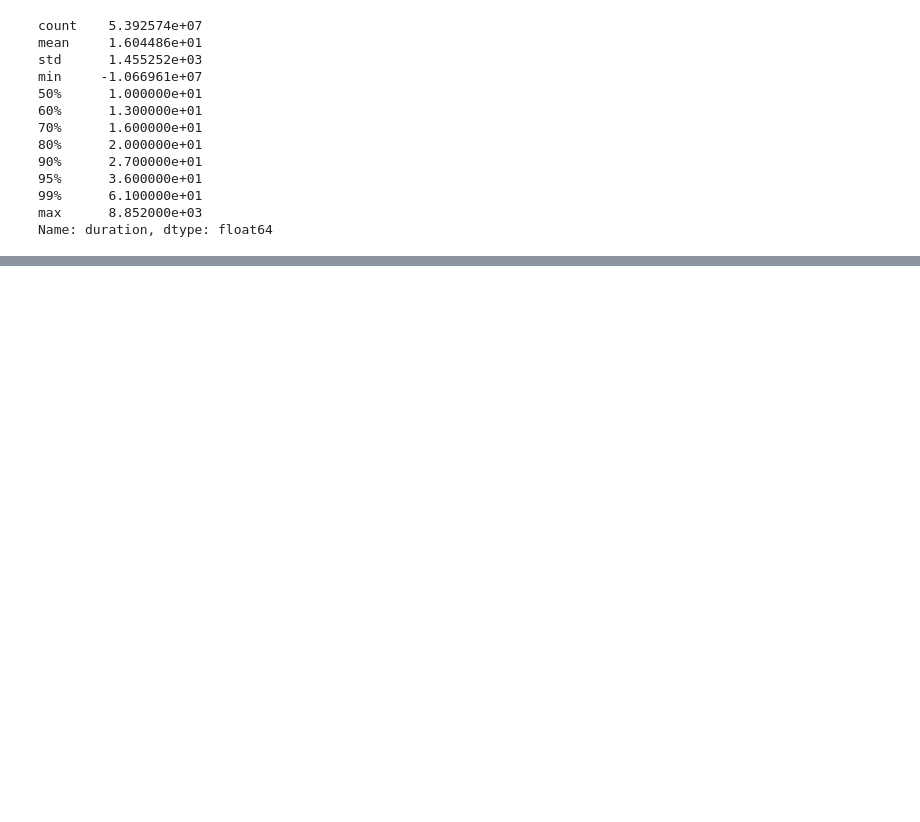
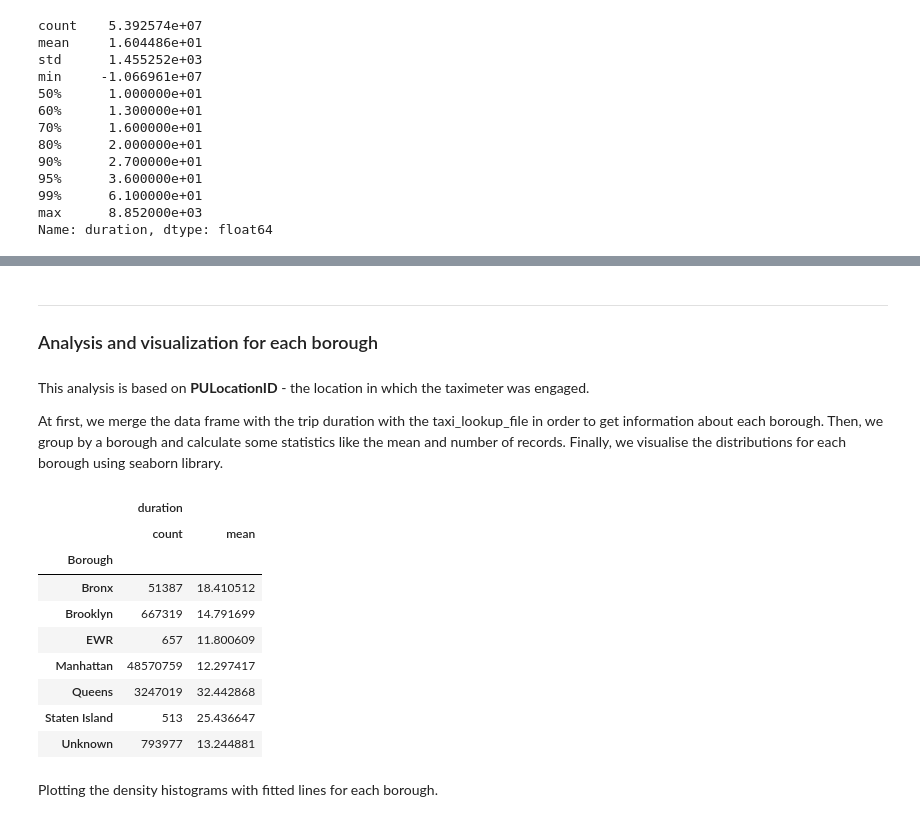
Before and after one commit to eltajbabanli/ADM-HW2, a Jupyter notebook: RQ3.ipynb, the cells around one changed output, grey strips where cells are left out. Saved outputs shown, nothing was run; the diff lists cells and outputs as text; code cells hidden in the pictures; blank space fills up the shorter version.

```diff
--- a/RQ3.ipynb
+++ b/RQ3.ipynb
@@ -283,0 +96,24 @@ However, the brounghs: Bronx, MAnhattan and Brooklyn seems to be quite similar
+# %% [markdown]
+-------------
+### Analysis and visualization for each borough
+# %% [markdown]
+This analysis is based on __PULocationID__ - the location in which the taximeter was engaged.
+
+At first, we merge the data frame with the trip duration with the taxi_lookup_file in order to get information about each borough. Then, we group by a borough and calculate some statistics like the mean and number of records. Finally, we visualise the distributions for each borough using seaborn library.
+# %%
+# Basic statistics for each borough
+grouped_trip_duration_borough = RQ3_functions.merge_and_group_by(filtered_trip_duration_df).agg({'mean', 'count'})
+grouped_trip_duration_borough
+# %% [output]
+|  | duration |  |
+|  | count | mean |
+| Borough |  |  |
+| Bronx | 51387 | 18.410512 |
+| Brooklyn | 667319 | 14.791699 |
+| EWR | 657 | 11.800609 |
+| Manhattan | 48570759 | 12.297417 |
+| Queens | 3247019 | 32.442868 |
+| Staten Island | 513 | 25.436647 |
+| Unknown | 793977 | 13.244881 |
+# %% [markdown]
+Plotting the density histograms with fitted lines for each borough.
```
Also changed, not shown: parts of 67 cells of this notebook, 1 other file.
